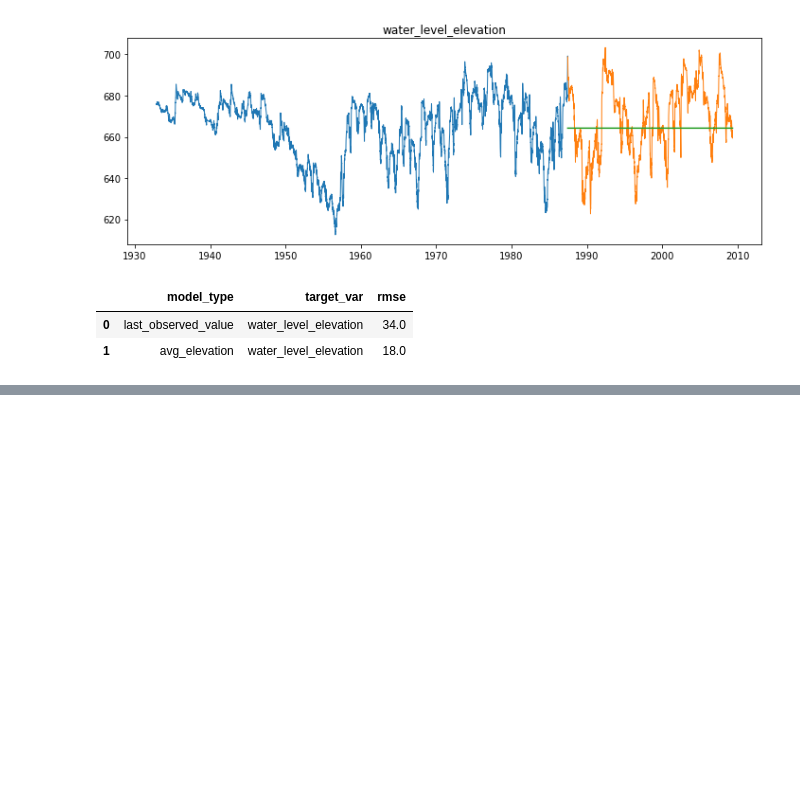
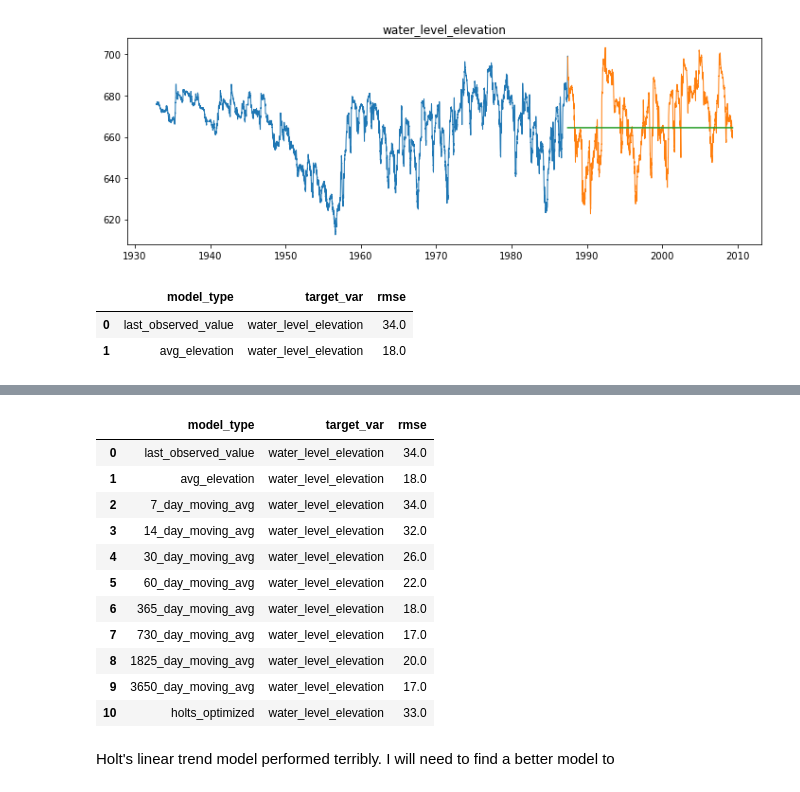
Before and after one commit to AndrewRachuig/edwards_aquifer_project, a Jupyter notebook: modeling_working_notebook.ipynb, the cells around one changed output, grey strips where cells are left out. Saved outputs shown, nothing was run; the diff lists cells and outputs as text; code cells hidden in the pictures; blank space fills up the shorter version.

Commit message:
Initial modeling through Holt's Linear Trend

```diff
--- a/modeling_working_notebook.ipynb
+++ b/modeling_working_notebook.ipynb
@@ -207,0 +297,18 @@ eval_df
+# %%
+eval_df = append_eval_df(model_type = 'holts_optimized', target_var = 'water_level_elevation')
+eval_df
+# %% [output]
+|  | model_type | target_var | rmse |
+| 0 | last_observed_value | water_level_elevation | 34.0 |
+| 1 | avg_elevation | water_level_elevation | 18.0 |
+| 2 | 7_day_moving_avg | water_level_elevation | 34.0 |
+| 3 | 14_day_moving_avg | water_level_elevation | 32.0 |
+| 4 | 30_day_moving_avg | water_level_elevation | 26.0 |
+| 5 | 60_day_moving_avg | water_level_elevation | 22.0 |
+| 6 | 365_day_moving_avg | water_level_elevation | 18.0 |
+| 7 | 730_day_moving_avg | water_level_elevation | 17.0 |
+| 8 | 1825_day_moving_avg | water_level_elevation | 20.0 |
+| 9 | 3650_day_moving_avg | water_level_elevation | 17.0 |
+| 10 | holts_optimized | water_level_elevation | 33.0 |
+# %% [markdown]
+Holt's linear trend model performed terribly. I will need to find a better model to
```
Also changed, not shown: parts of 13 cells of this notebook.
